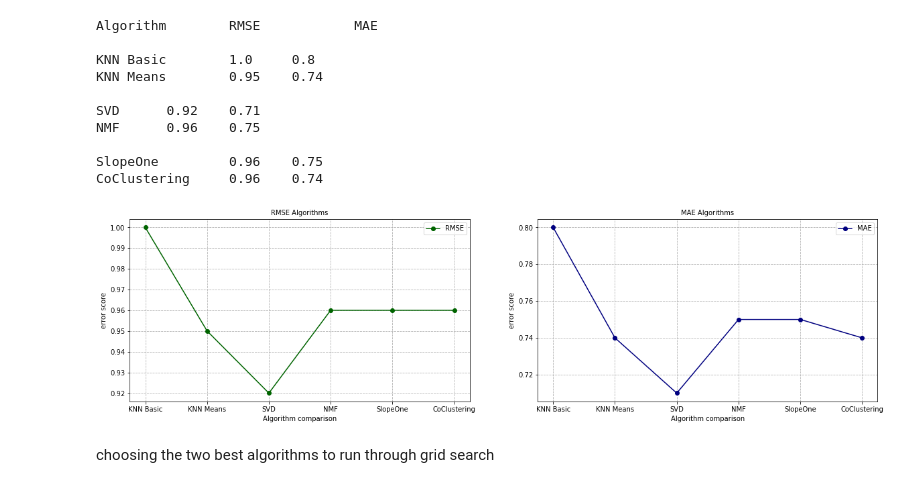
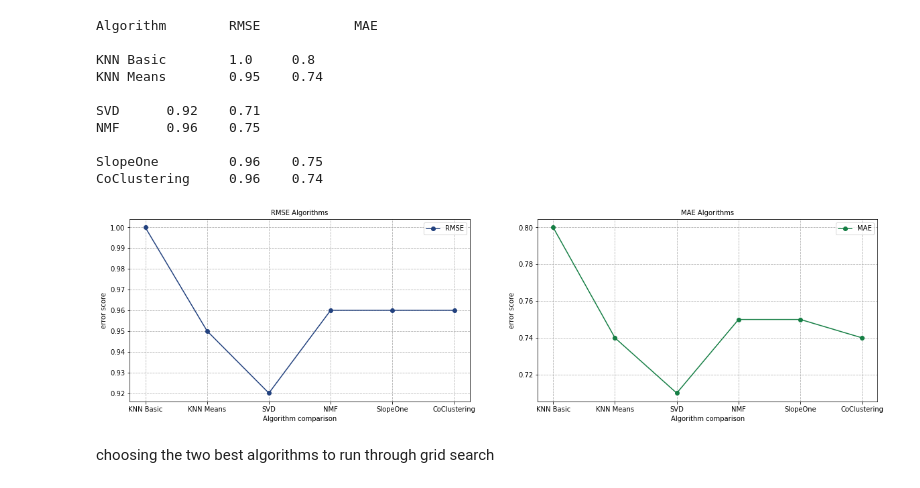
Before and after one commit to Ragnarstefanss/netflix-recommendation, a Jupyter notebook: main.ipynb, the cells around one changed output. Drawn from its saved outputs; the diff is of its cells as text; code cells hidden in the pictures.

```diff
--- a/main.ipynb
+++ b/main.ipynb
@@ -921,12 +921,14 @@ mae_cv = [round(item['test_mae'].mean(), 2) for item in list_of_algorithms]
 # %%
 plt.figure(figsize=(20, 5))
 plt.subplot(1, 2, 1)
-show_visually_best_performing(title="RMSE Algorithms", metric=rmse_cv, label="RMSE", color="darkgreen")
+show_visually_best_performing(
+    title="RMSE Algorithms", metric=rmse_cv, label="RMSE", color="#23427f")
 plt.subplot(1, 2, 2)
-show_visually_best_performing(title="MAE Algorithms", metric=mae_cv, label="MAE", color="navy")
+show_visually_best_performing(
+    title="MAE Algorithms", metric=mae_cv, label="MAE", color="#167f45")
 plt.show()
 # %% [output]
-[figure, old version]
+[figure, new version]
 # %% [markdown]
 choosing the two best algorithms to run through grid search
 # %% [markdown]
```
Also changed, not shown: parts of 12 cells of this notebook.
